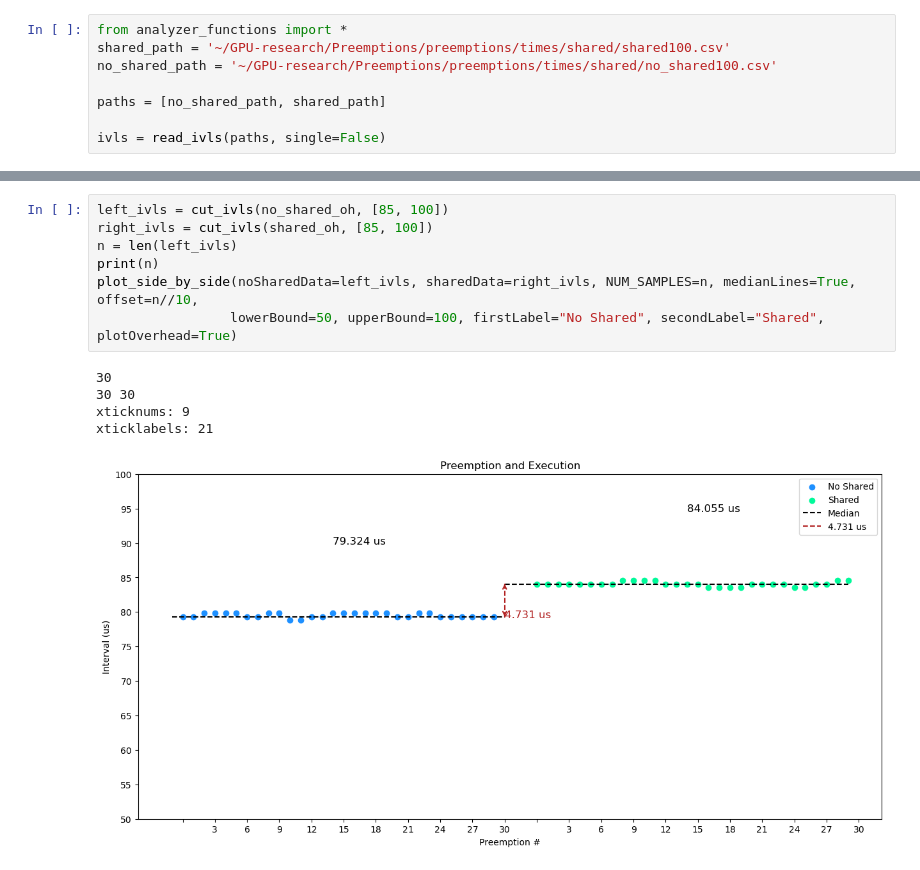
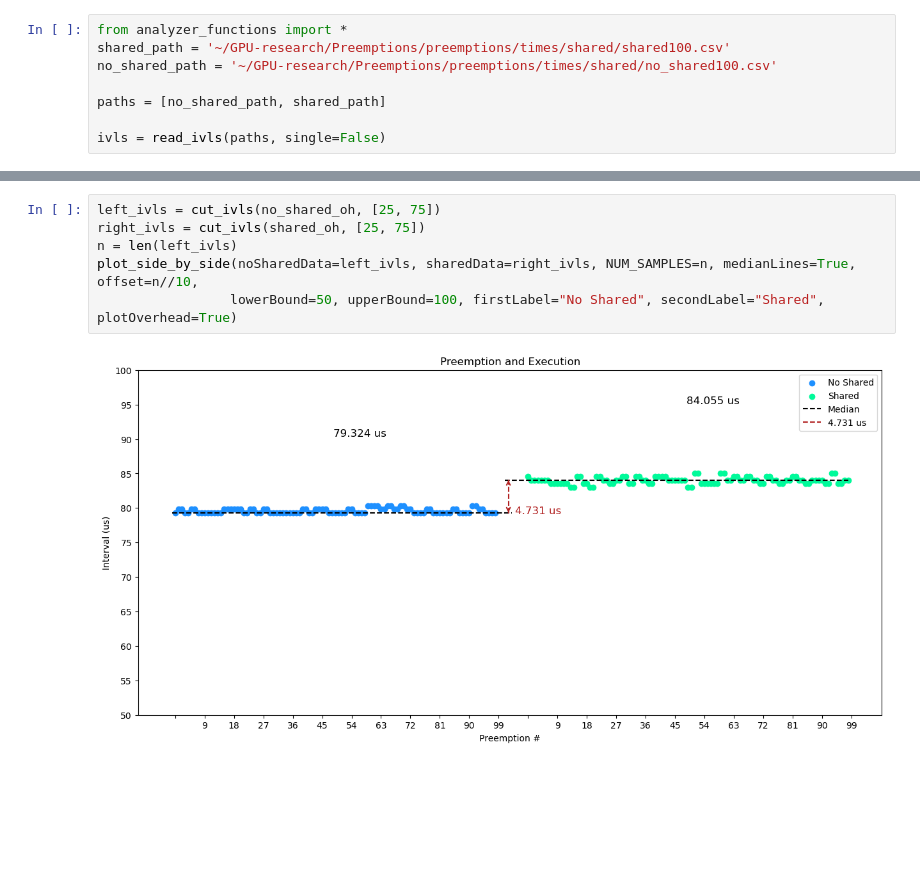
Before and after one commit to alexngUNC/GPU-research, a Jupyter notebook: Preemptions/RTX3060Ti/shared.ipynb, the cells around one changed output, grey strips where cells are left out. Cells and saved outputs as stored; diff of their text form; blank space fills up the shorter version.

```diff
--- a/Preemptions/RTX3060Ti/shared.ipynb
+++ b/Preemptions/RTX3060Ti/shared.ipynb
@@ -33,14 +27,9 @@ xticklabels: 22
 [figure]
 # %%
-left_ivls = cut_ivls(no_shared_oh, [85, 100])
-right_ivls = cut_ivls(shared_oh, [85, 100])
+left_ivls = cut_ivls(no_shared_oh, [25, 75])
+right_ivls = cut_ivls(shared_oh, [25, 75])
 n = len(left_ivls)
-print(n)
 plot_side_by_side(noSharedData=left_ivls, sharedData=right_ivls, NUM_SAMPLES=n, medianLines=True, offset=n//10,
                  lowerBound=50, upperBound=100, firstLabel="No Shared", secondLabel="Shared", plotOverhead=True)
 # %% [output]
-30
-30 30
-xticknums: 9
-xticklabels: 21
-[figure, old version]
+[figure, new version]
```
Also changed, not shown: parts of 2 cells of this notebook, 6 other files.
